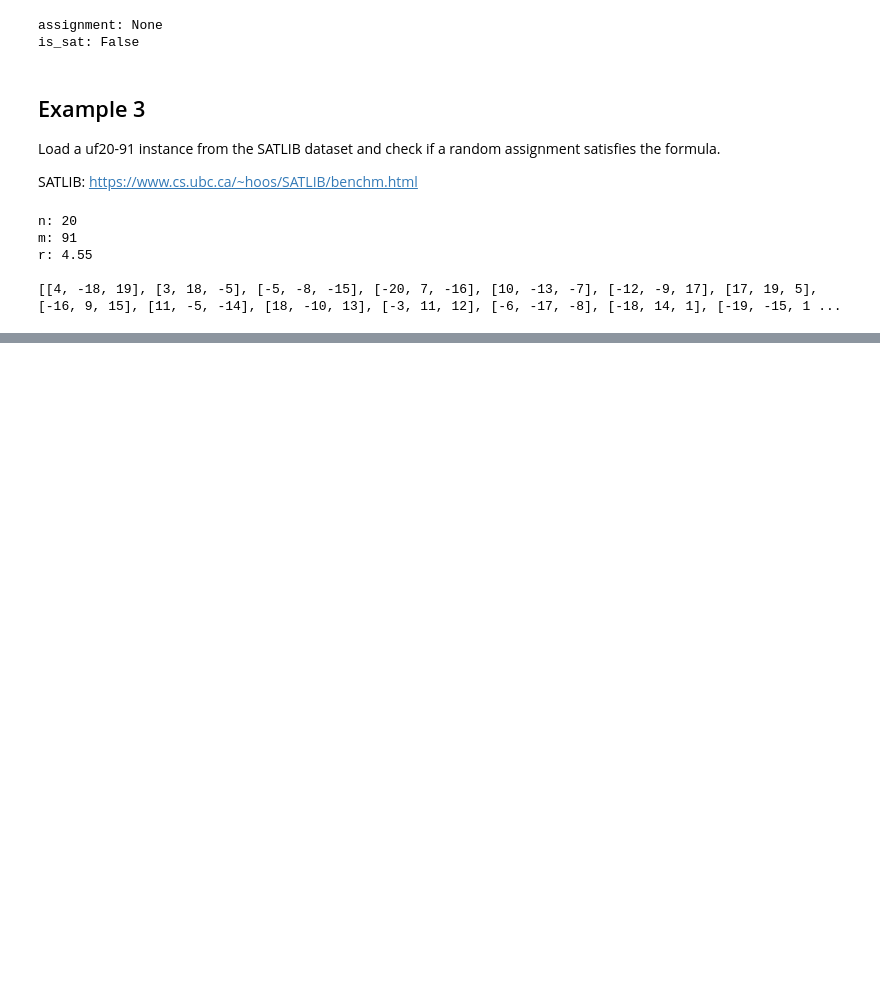
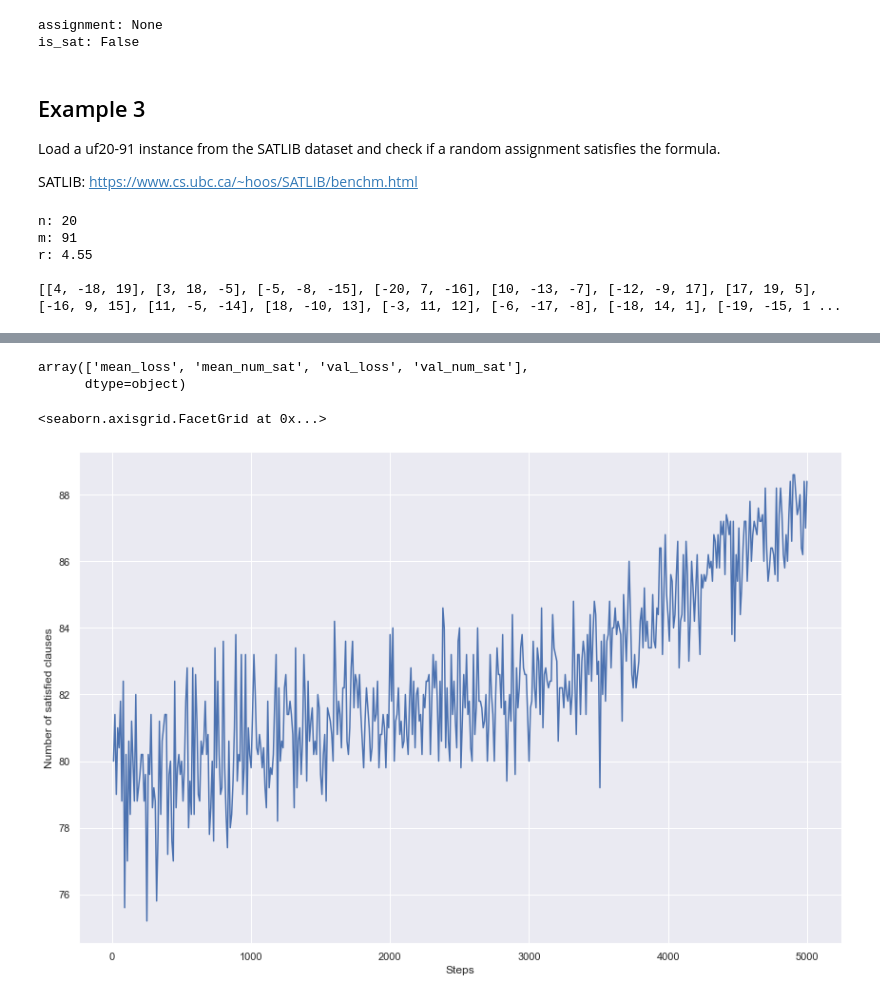
Before and after one commit to omargup/Policy-Gradient-MaxSAT-Solver, a Jupyter notebook: tutorial.ipynb, the cells around one changed output, grey strips where cells are left out. Saved outputs shown, nothing was run; the diff lists cells and outputs as text; code cells hidden in the pictures; blank space fills up the shorter version.

```diff
--- a/tutorial.ipynb
+++ b/tutorial.ipynb
@@ -139,0 +227,11 @@ num of sat clauses: 75 out of 91
+# %%
+from tbparse import SummaryReader
+import matplotlib.pyplot as plt
+import seaborn as sns
+
+log_dir = "logs_tf/basic_run/20221019T234908_optimizer_log_n20"
+
+# Read tensorboard logs with tbparser
+reader = SummaryReader(log_dir, pivot=False)  # extra_columns={'dir_name'}
+df = reader.tensors
+df
@@ -139,0 +252,21 @@ num of sat clauses: 75 out of 91
+# %%
+df.tag.unique()
+# %% [output]
+array(['mean_loss', 'mean_num_sat', 'val_loss', 'val_num_sat'],
+      dtype=object)
+# %%
+g = sns.relplot(x="step",
+            y="value",
+            #hue="strategy",
+            #style="tag",
+            kind="line",
+            data=df.query("tag == 'mean_num_sat'"),
+            #data=df.query("tag == 'mean_num_sat' or tag == 'val_num_sat'"),
+            palette='bright',
+            height=8,
+            aspect=1.5);
+
+g.set_axis_labels("Steps", "Number of satisfied clauses")
+# %% [output]
+<seaborn.axisgrid.FacetGrid at 0x...>
+[figure, added]
```
Also changed, not shown: parts of 16 cells of this notebook, 10 other files.
